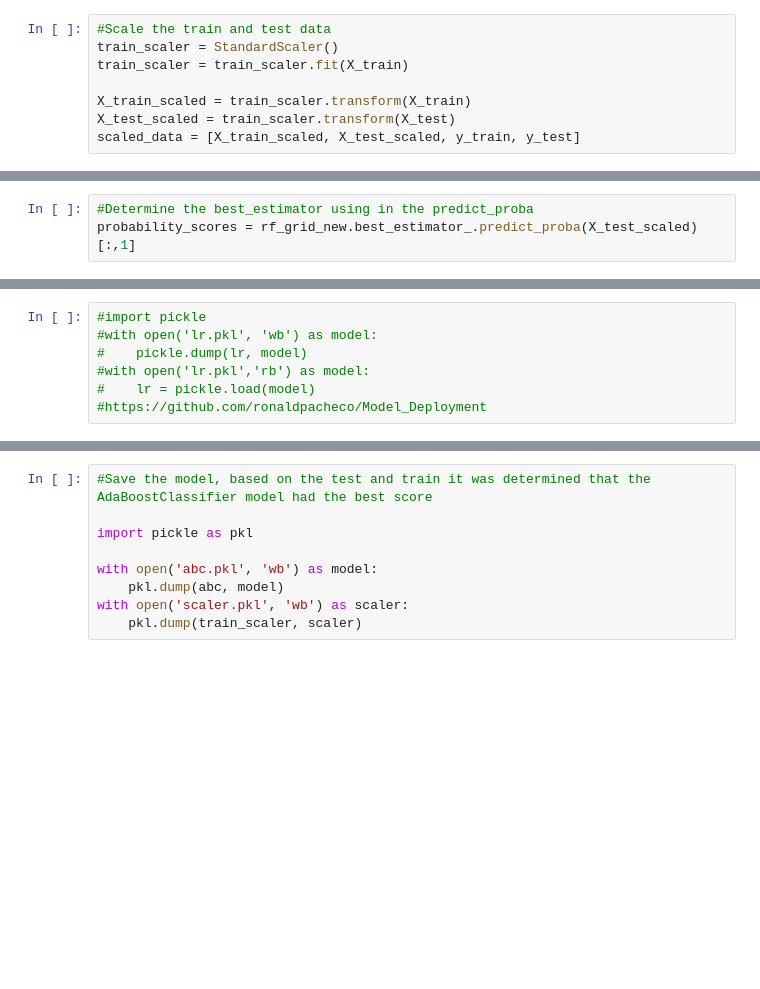
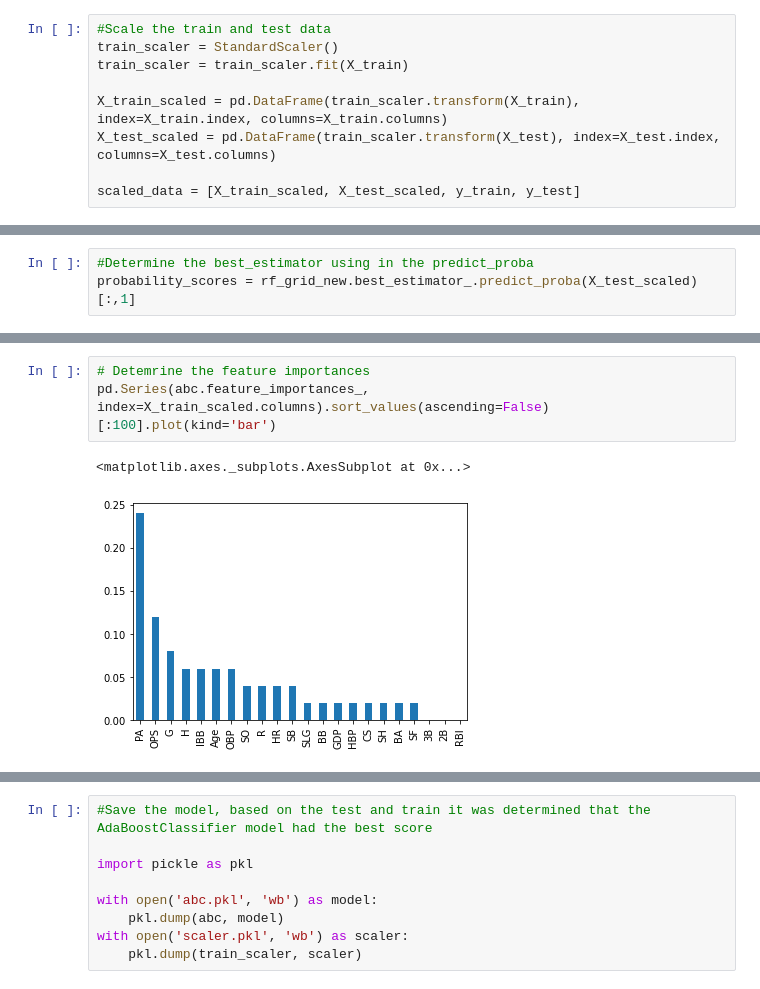
Before and after one commit to vadulas/Final_Project, a Jupyter notebook: all_star_prediction_model.ipynb, the cells around one changed output, grey strips where cells are left out. Cells and saved outputs as stored; diff of their text form; blank space fills up the shorter version.

```diff
--- a/all_star_prediction_model.ipynb
+++ b/all_star_prediction_model.ipynb
@@ -211,8 +204,9 @@ Name: Classification, dtype: int64
 train_scaler = StandardScaler()
 train_scaler = train_scaler.fit(X_train)
 
-X_train_scaled = train_scaler.transform(X_train)
-X_test_scaled = train_scaler.transform(X_test)
+X_train_scaled = pd.DataFrame(train_scaler.transform(X_train), index=X_train.index, columns=X_train.columns)
+X_test_scaled = pd.DataFrame(train_scaler.transform(X_test), index=X_test.index, columns=X_test.columns)
+
 scaled_data = [X_train_scaled, X_test_scaled, y_train, y_test]
 # %%
 
@@ -350,7 +323,6 @@ array([0.61254089])
-# %%
-#import pickle
-#with open('lr.pkl', 'wb') as model:
-#    pickle.dump(lr, model)
-#with open('lr.pkl','rb') as model:
-#    lr = pickle.load(model)
-#https://github.com/ronaldpacheco/Model_Deployment
+# %%
+# Detemrine the feature importances
+pd.Series(abc.feature_importances_, index=X_train_scaled.columns).sort_values(ascending=False)[:100].plot(kind='bar')
+# %% [output]
+<matplotlib.axes._subplots.AxesSubplot at 0x...>
+[figure, added]
```
Also changed, not shown: parts of 12 cells of this notebook, 3 other files.
